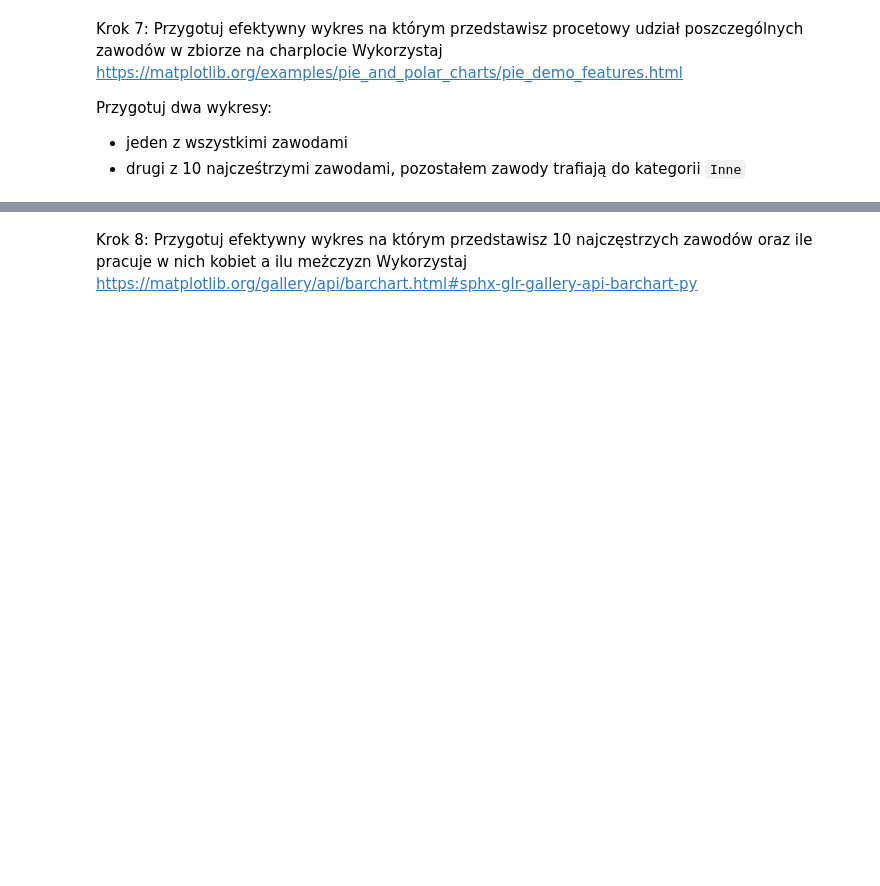
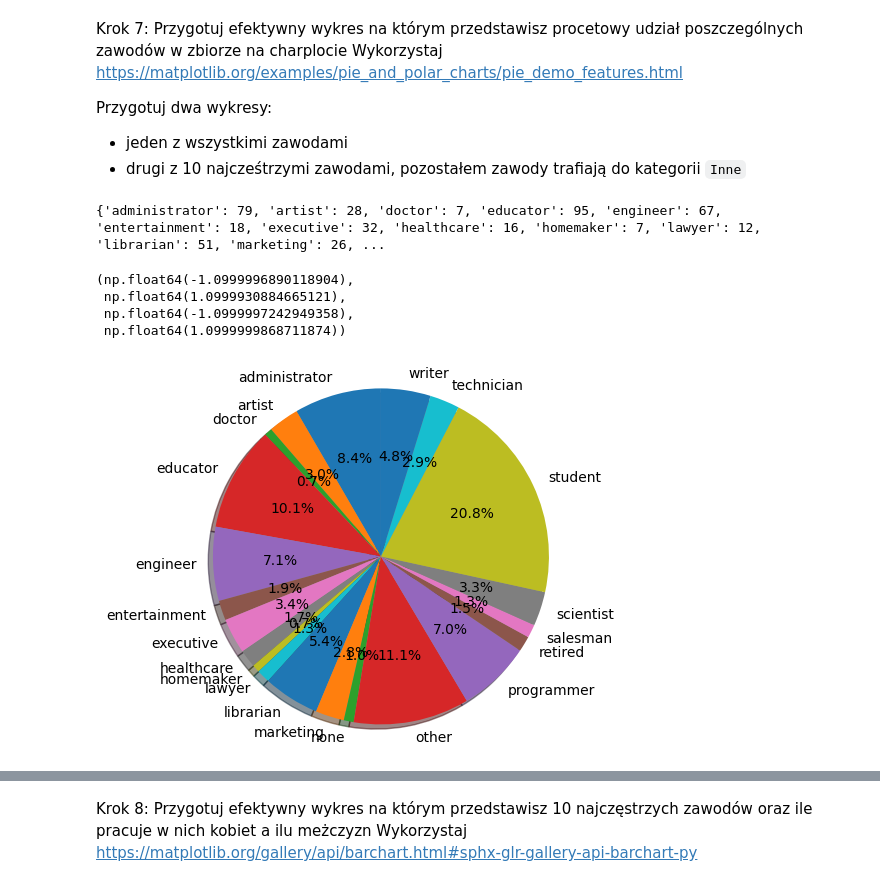
Before and after one commit to Frang84/effective_python, a Jupyter notebook: lab12.ipynb, the cells around one changed output, grey strips where cells are left out. Cells and saved outputs as stored; diff of their text form; code cells hidden in the pictures; blank space fills up the shorter version.

```diff
--- a/lab12.ipynb
+++ b/lab12.ipynb
@@ -152,5 +155,7 @@ Odchylenie standardowe występowania imion: 97.39734648617814
 ## Część II
 # %% [markdown]
 Krok 1: Wczytaj dane
+# %%
+df = pd.read_csv(r'lab12_files\ocupation.csv', sep='|')
 # %% [markdown]
 Krok 2: Podejrzyj pierwsze 25 rekordów
@@ -169,3 +220,18 @@ Wykorzystaj https://matplotlib.org/examples/pie_and_polar_charts/pie_demo_featur
 Przygotuj dwa wykresy:
 - jeden z wszystkimi zawodami
 - drugi z 10 najcześtrzymi zawodami, pozostałem zawody trafiają do kategorii `Inne`
+# %%
+dfGrouped =  df.groupby("occupation").size().to_dict()
+print(dfGrouped)
+
+fig1, ax1 = plt.subplots()
+ax1.pie(list(dfGrouped.values()), labels=list(dfGrouped.keys()), autopct='%1.1f%%',
+        shadow=True, startangle=90)
+ax1.axis('equal')  # Equal aspect ratio ensures that pie is drawn as a circle.
+# %% [output]
+{'administrator': 79, 'artist': 28, 'doctor': 7, 'educator': 95, 'engineer': 67, 'entertainment': 18, 'executive': 32, 'healthcare': 16, 'homemaker': 7, 'lawyer': 12, 'librarian': 51, 'marketing': 26, ...
+(np.float64(-1.0999996890118904),
+ np.float64(1.0999930884665121),
+ np.float64(-1.0999997242949358),
+ np.float64(1.0999999868711874))
+[figure, added]
```
Also changed, not shown: parts of 11 cells of this notebook, 2 other files.
